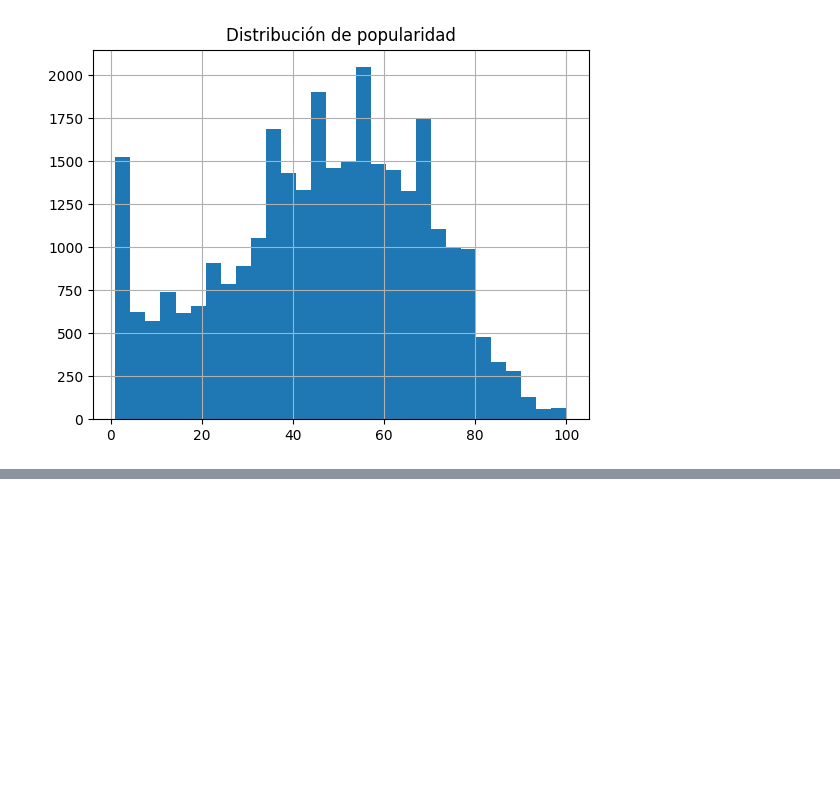
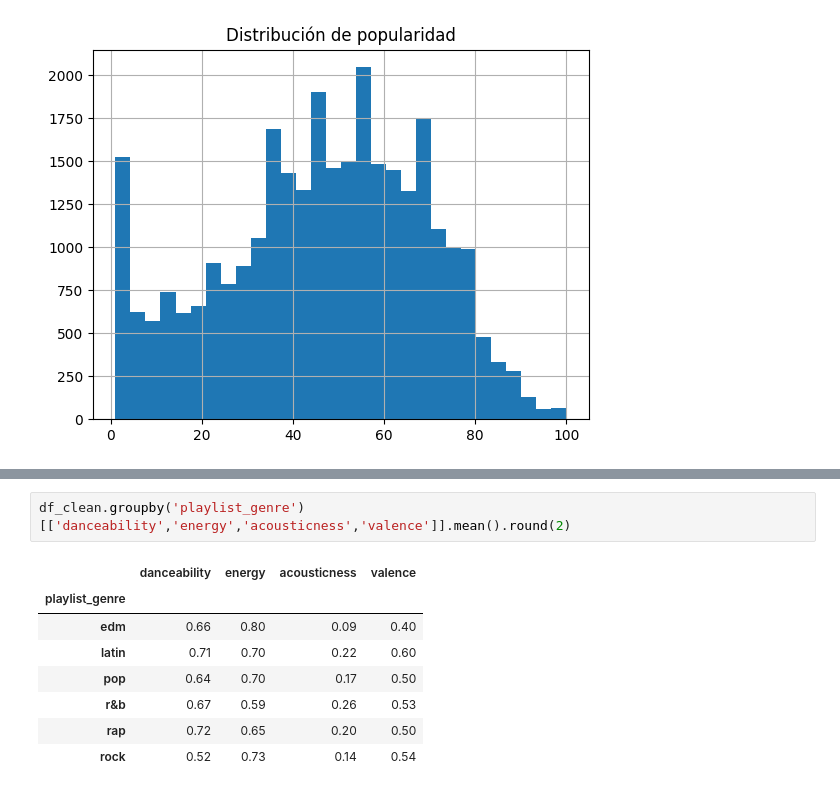
Before and after one commit to langelsol/data-science-comeback, a Jupyter notebook: spotify_data.ipynb, the cells around one changed output, grey strips where cells are left out. Drawn from its saved outputs; the diff is of its cells as text; blank space fills up the shorter version.

```diff
--- a/spotify_data.ipynb
+++ b/spotify_data.ipynb
@@ -103,0 +161,11 @@ plt.show()
+# %%
+df_clean.groupby('playlist_genre')[['danceability','energy','acousticness','valence']].mean().round(2)
+# %% [output]
+|  | danceability | energy | acousticness | valence |
+| playlist_genre |  |  |  |  |
+| edm | 0.66 | 0.80 | 0.09 | 0.40 |
+| latin | 0.71 | 0.70 | 0.22 | 0.60 |
+| pop | 0.64 | 0.70 | 0.17 | 0.50 |
+| r&b | 0.67 | 0.59 | 0.26 | 0.53 |
+| rap | 0.72 | 0.65 | 0.20 | 0.50 |
+| rock | 0.52 | 0.73 | 0.14 | 0.54 |
```
Also changed, not shown: parts of 6 cells of this notebook.
